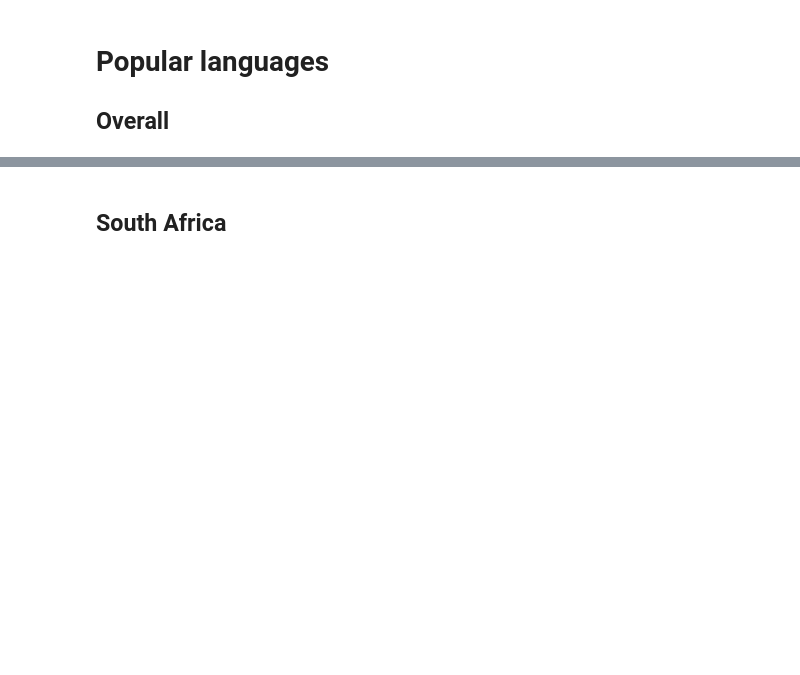
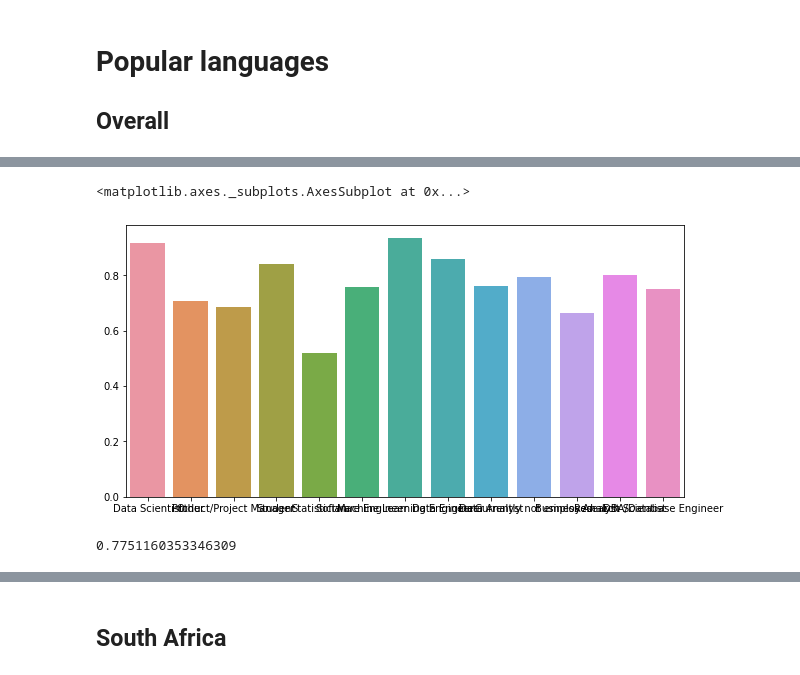
Before and after one commit to JonathanLooman/Exploratory-Analysis-into-getting-a-job-in-Data-Science, a Jupyter notebook: Aspiring Data Scientist.ipynb, the cells around one changed output, grey strips where cells are left out. Saved outputs shown, nothing was run; the diff lists cells and outputs as text; code cells hidden in the pictures; blank space fills up the shorter version.

```diff
--- a/Aspiring Data Scientist.ipynb
+++ b/Aspiring Data Scientist.ipynb
@@ -69,0 +89,10 @@ works
+# %%
+plot_dict(dict_of_prof)
+# %% [output]
+<matplotlib.axes._subplots.AxesSubplot at 0x...>
+[figure, added]
+# %%
+
+(df['Q7_Part_1'].isnull()==False).mean()
+# %% [output]
+0.7751160353346309
```
Also changed, not shown: parts of 8 cells of this notebook, 1 other file.
